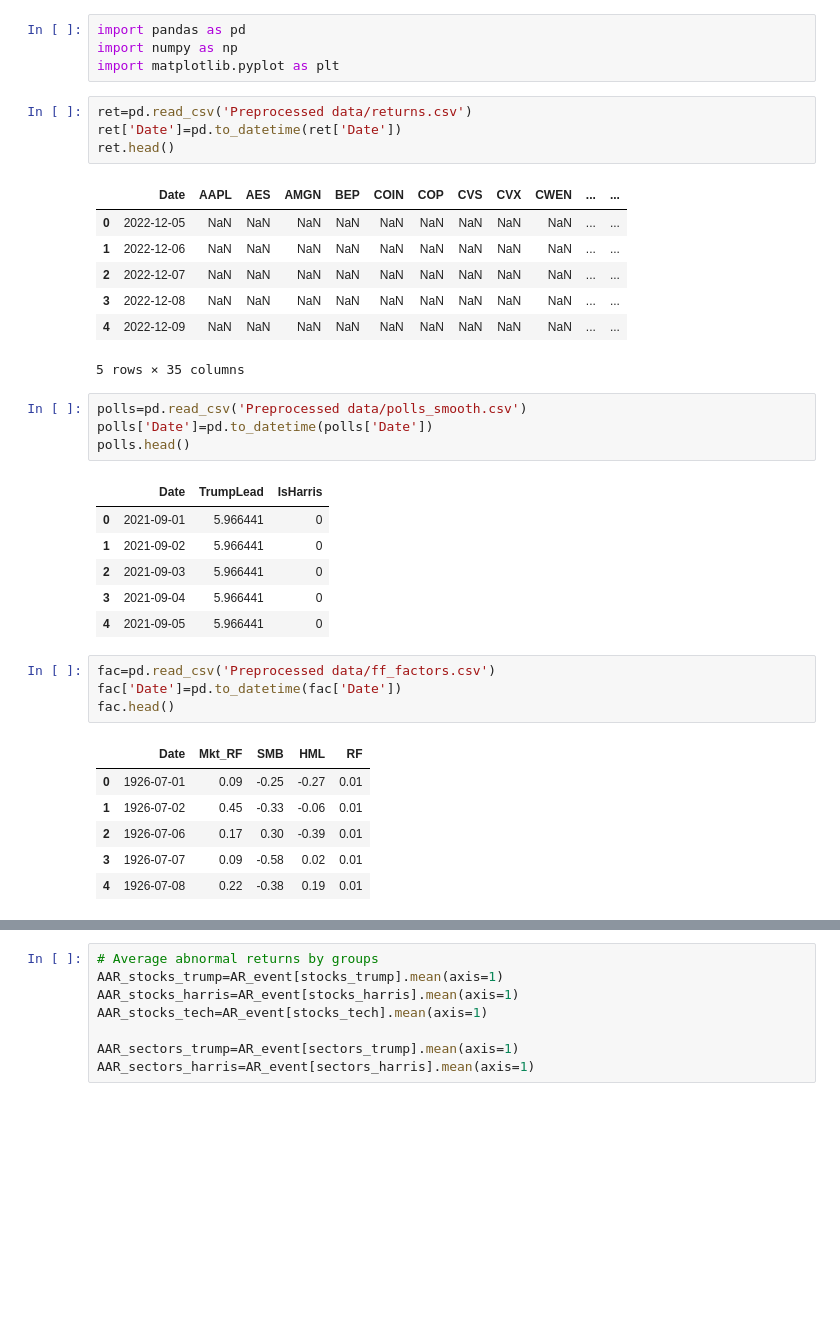
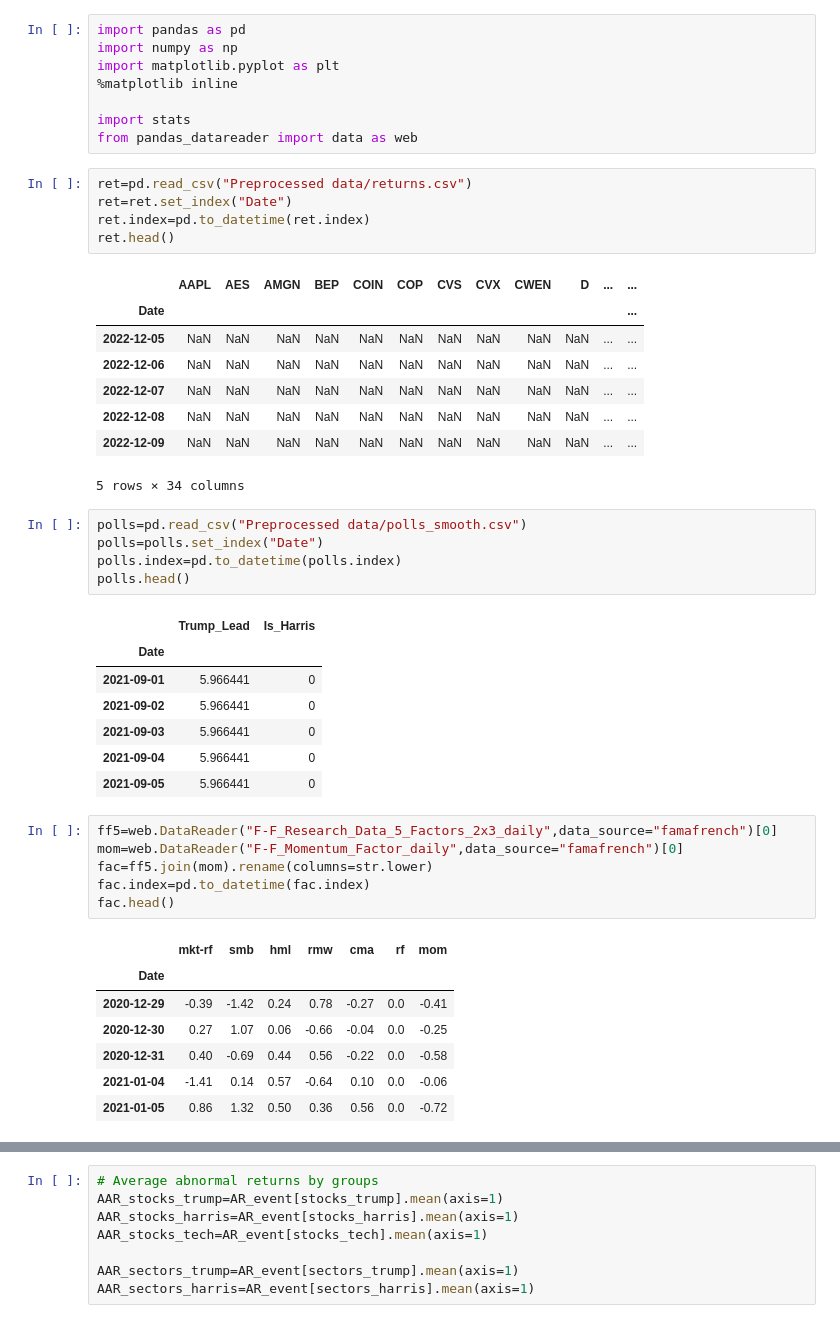
Before and after one commit to orsimarcell/Trump-effect-on-US-stocks, a Jupyter notebook: event_study.ipynb, the cells around one changed output, grey strips where cells are left out. Drawn from its saved outputs; the diff is of its cells as text; blank space fills up the shorter version.

```diff
--- a/event_study.ipynb
+++ b/event_study.ipynb
@@ -2,37 +2,48 @@
 import pandas as pd
 import numpy as np
 import matplotlib.pyplot as plt
+%matplotlib inline
+
+import stats
+from pandas_datareader import data as web
 # %%
-ret=pd.read_csv('Preprocessed data/returns.csv')
-ret['Date']=pd.to_datetime(ret['Date'])
+ret=pd.read_csv("Preprocessed data/returns.csv")
+ret=ret.set_index("Date")
+ret.index=pd.to_datetime(ret.index)
 ret.head()
 # %% [output]
-|  | Date | AAPL | AES | AMGN | BEP | COIN | COP | CVS | CVX | CWEN | ... | ... |
-| 0 | 2022-12-05 | NaN | NaN | NaN | NaN | NaN | NaN | NaN | NaN | NaN | ... | ... |
-| 1 | 2022-12-06 | NaN | NaN | NaN | NaN | NaN | NaN | NaN | NaN | NaN | ... | ... |
-| 2 | 2022-12-07 | NaN | NaN | NaN | NaN | NaN | NaN | NaN | NaN | NaN | ... | ... |
-| 3 | 2022-12-08 | NaN | NaN | NaN | NaN | NaN | NaN | NaN | NaN | NaN | ... | ... |
-| 4 | 2022-12-09 | NaN | NaN | NaN | NaN | NaN | NaN | NaN | NaN | NaN | ... | ... |
+|  | AAPL | AES | AMGN | BEP | COIN | COP | CVS | CVX | CWEN | D | ... | ... |
+| Date |  |  |  |  |  |  |  |  |  |  |  | ... |
+| 2022-12-05 | NaN | NaN | NaN | NaN | NaN | NaN | NaN | NaN | NaN | NaN | ... | ... |
+| 2022-12-06 | NaN | NaN | NaN | NaN | NaN | NaN | NaN | NaN | NaN | NaN | ... | ... |
+| 2022-12-07 | NaN | NaN | NaN | NaN | NaN | NaN | NaN | NaN | NaN | NaN | ... | ... |
+| 2022-12-08 | NaN | NaN | NaN | NaN | NaN | NaN | NaN | NaN | NaN | NaN | ... | ... |
+| 2022-12-09 | NaN | NaN | NaN | NaN | NaN | NaN | NaN | NaN | NaN | NaN | ... | ... |
-5 rows × 35 columns
+5 rows × 34 columns
 # %%
-polls=pd.read_csv('Preprocessed data/polls_smooth.csv')
-polls['Date']=pd.to_datetime(polls['Date'])
+polls=pd.read_csv("Preprocessed data/polls_smooth.csv")
+polls=polls.set_index("Date")
+polls.index=pd.to_datetime(polls.index)
 polls.head()
 # %% [output]
-|  | Date | TrumpLead | IsHarris |
-| 0 | 2021-09-01 | 5.966441 | 0 |
-| 1 | 2021-09-02 | 5.966441 | 0 |
-| 2 | 2021-09-03 | 5.966441 | 0 |
-| 3 | 2021-09-04 | 5.966441 | 0 |
-| 4 | 2021-09-05 | 5.966441 | 0 |
+|  | Trump_Lead | Is_Harris |
+| Date |  |  |
+| 2021-09-01 | 5.966441 | 0 |
+| 2021-09-02 | 5.966441 | 0 |
+| 2021-09-03 | 5.966441 | 0 |
+| 2021-09-04 | 5.966441 | 0 |
+| 2021-09-05 | 5.966441 | 0 |
 # %%
-fac=pd.read_csv('Preprocessed data/ff_factors.csv')
-fac['Date']=pd.to_datetime(fac['Date'])
+ff5=web.DataReader("F-F_Research_Data_5_Factors_2x3_daily",data_source="famafrench")[0]
+mom=web.DataReader("F-F_Momentum_Factor_daily",data_source="famafrench")[0]
+fac=ff5.join(mom).rename(columns=str.lower)
+fac.index=pd.to_datetime(fac.index)
 fac.head()
 # %% [output]
-|  | Date | Mkt_RF | SMB | HML | RF |
-| 0 | 1926-07-01 | 0.09 | -0.25 | -0.27 | 0.01 |
-| 1 | 1926-07-02 | 0.45 | -0.33 | -0.06 | 0.01 |
-| 2 | 1926-07-06 | 0.17 | 0.30 | -0.39 | 0.01 |
-| 3 | 1926-07-07 | 0.09 | -0.58 | 0.02 | 0.01 |
-| 4 | 1926-07-08 | 0.22 | -0.38 | 0.19 | 0.01 |
+|  | mkt-rf | smb | hml | rmw | cma | rf | mom |
+| Date |  |  |  |  |  |  |  |
+| 2020-12-29 | -0.39 | -1.42 | 0.24 | 0.78 | -0.27 | 0.0 | -0.41 |
+| 2020-12-30 | 0.27 | 1.07 | 0.06 | -0.66 | -0.04 | 0.0 | -0.25 |
+| 2020-12-31 | 0.40 | -0.69 | 0.44 | 0.56 | -0.22 | 0.0 | -0.58 |
+| 2021-01-04 | -1.41 | 0.14 | 0.57 | -0.64 | 0.10 | 0.0 | -0.06 |
+| 2021-01-05 | 0.86 | 1.32 | 0.50 | 0.36 | 0.56 | 0.0 | -0.72 |
```
Also changed, not shown: parts of 33 cells of this notebook, 16 other files.
